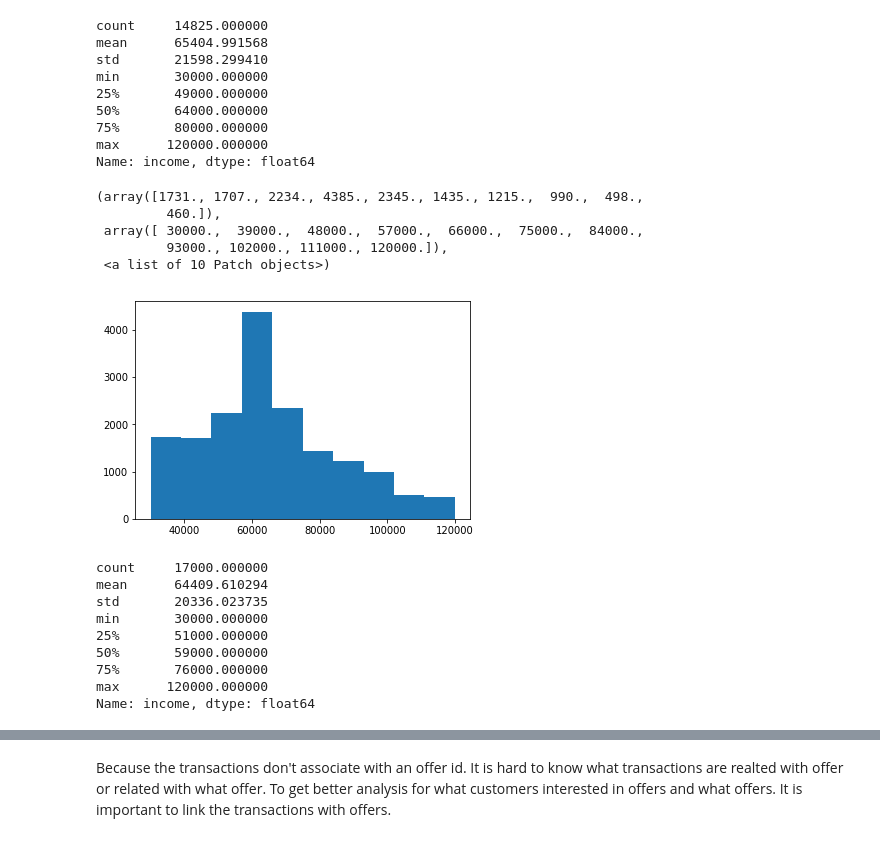
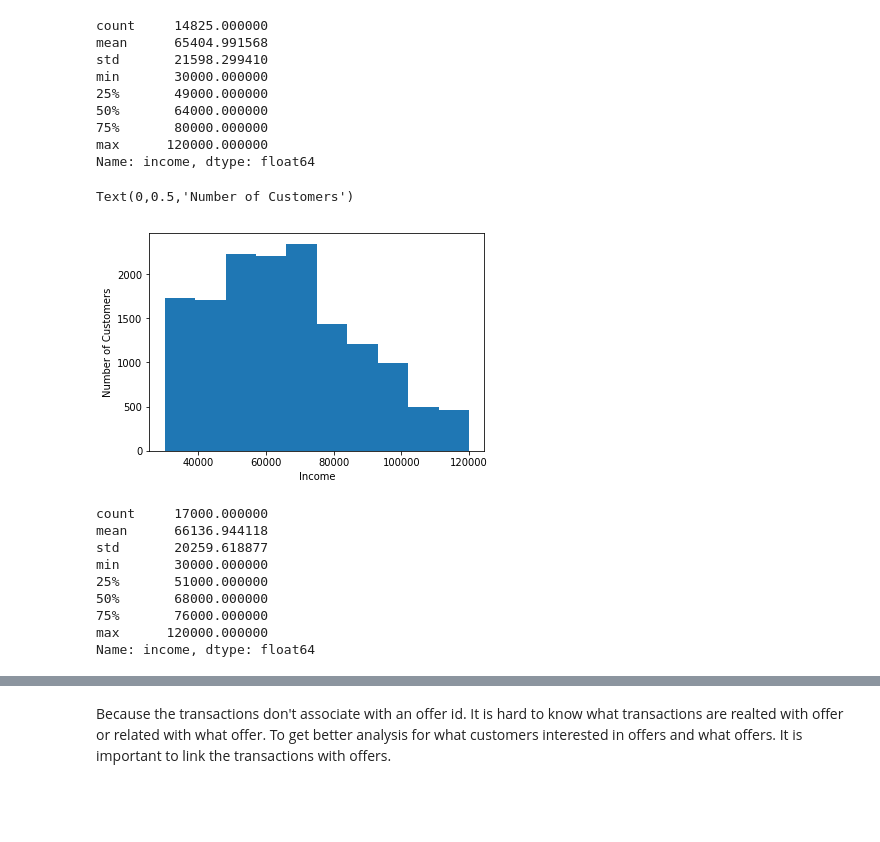
Before and after one commit to Mendy5/Udacity_Project_Capstone, a Jupyter notebook: Starbucks_Capstone_Notebook_v2.ipynb, the cells around one changed output, grey strips where cells are left out. Drawn from its saved outputs; the diff is of its cells as text; code cells hidden in the pictures; blank space fills up the shorter version.

```diff
--- a/Starbucks_Capstone_Notebook_v2.ipynb
+++ b/Starbucks_Capstone_Notebook_v2.ipynb
@@ -543,6 +565,8 @@ portfolio.head()
 ## Profile
 # %%
 profile.rename(columns={'id':'customer_id'}, inplace=True)
+# %%
+profile["customer_name"] = "customer_"+profile.index.astype(str)
 # %%
 profile['became_member_on'] = profile.apply(lambda x: pd.to_datetime(str(x['became_member_on']), format='%Y%m%d'), axis = 1)
 # %%
@@ -598,9 +620,9 @@ def cus_fill_na(df, col):
     Returns:
         df[col](Series): The Series of col with all nulls fulfilled
     """
-    col_5_pct = np.percentile(df.loc[~df[col].isnull(), col], 25)
-    col_85_pct = np.percentile(df.loc[~df[col].isnull(), col], 75)
-    df[col] = df[col].fillna(np.random.randint(col_5_pct, col_85_pct, 1)[0])
+    upper_lim = df.loc[~df[col].isnull(), col].quantile(.75)
+    lower_lim = df.loc[~df[col].isnull(), col].quantile(.25)
+    df[col] = df[col].fillna(np.random.randint(lower_lim, upper_lim, 1)[0])
 
     return df[col]
 # %%
@@ -641,25 +661,23 @@ min       30000.000000
 max      120000.000000
 Name: income, dtype: float64
 # %%
-plt.hist(profile.loc[~profile["income"].isnull(), "income"])
+plt.hist(profile.loc[~profile["income"].isnull(), "income"], bins = 10)
+plt.xlabel("Income")
+plt.ylabel("Number of Customers")
 # %% [output]
-(array([1731., 1707., 2234., 4385., 2345., 1435., 1215.,  990.,  498.,
-         460.]),
- array([ 30000.,  39000.,  48000.,  57000.,  66000.,  75000.,  84000.,
-         93000., 102000., 111000., 120000.]),
- <a list of 10 Patch objects>)
+Text(0,0.5,'Number of Customers')
-[figure, old version]
+[figure, new version]
 # %%
 profile['income'] = cus_fill_na(profile, "income")
 # %%
 profile["income"].describe()
 # %% [output]
 count     17000.000000
-mean      64409.610294
-std       20336.023735
+mean      66136.944118
+std       20259.618877
 min       30000.000000
 25%       51000.000000
-50%       59000.000000
+50%       68000.000000
 75%       76000.000000
 max      120000.000000
 Name: income, dtype: float64
```
Also changed, not shown: parts of 73 cells of this notebook.
